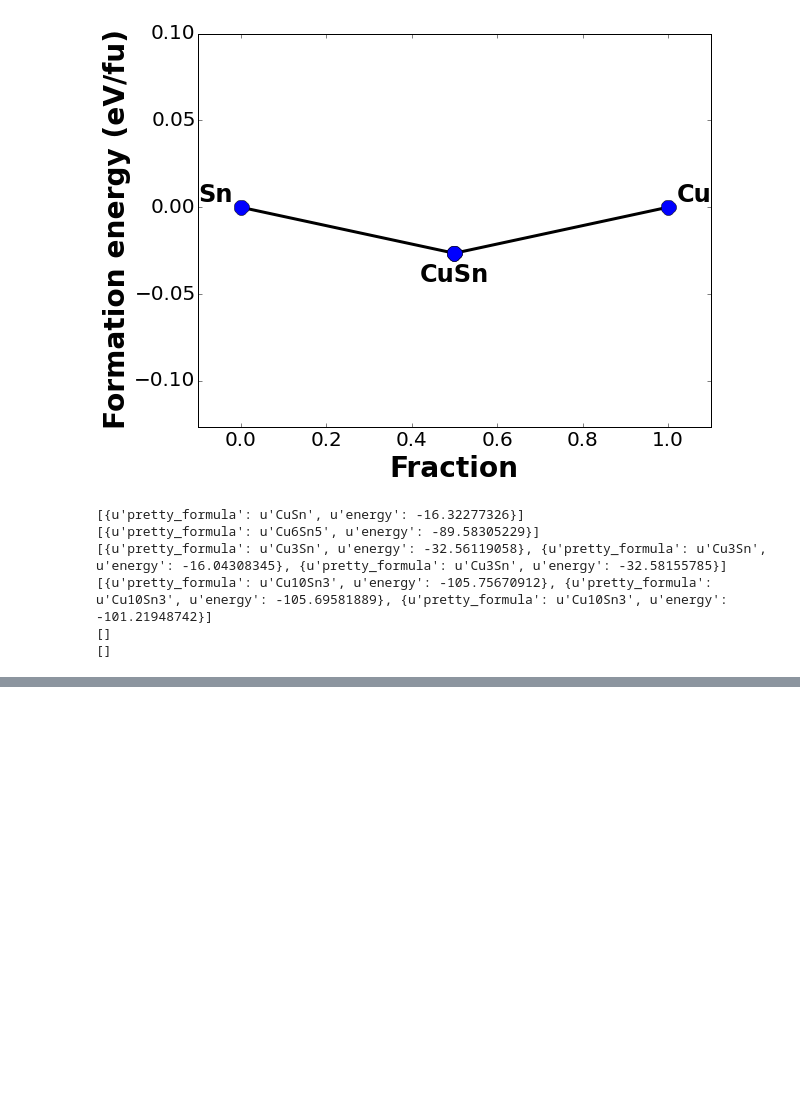
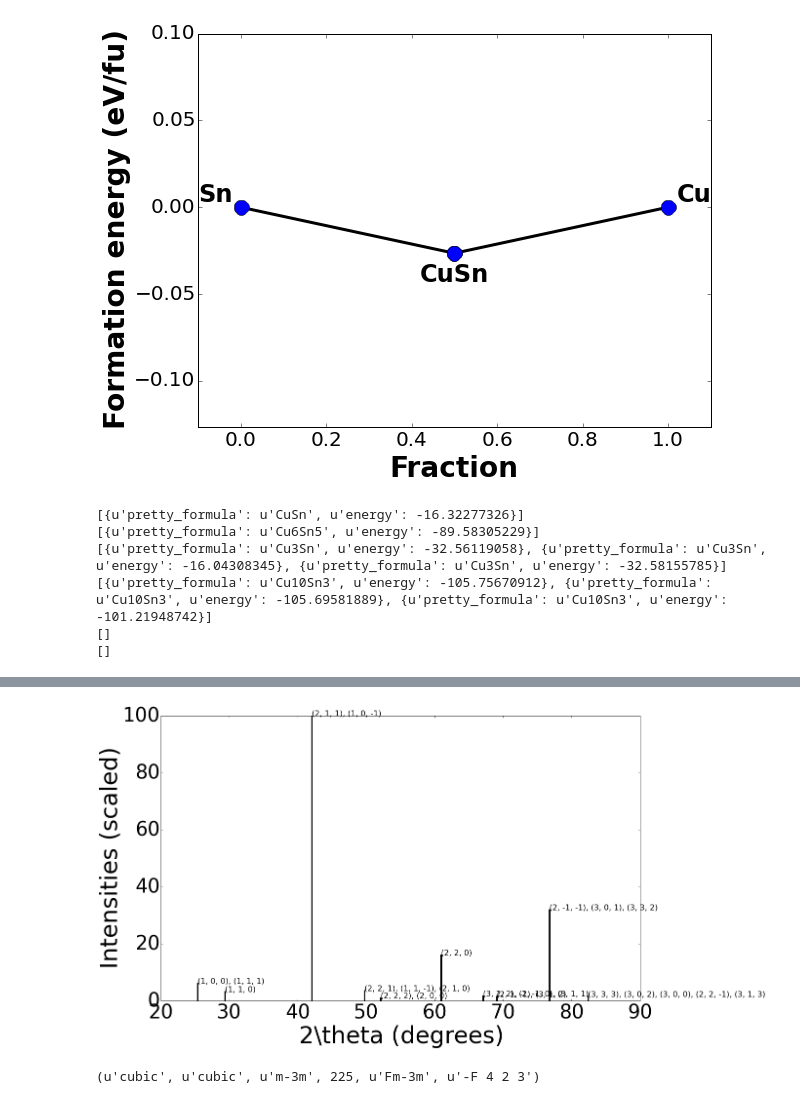
Before and after one commit to lmpizarro/apuntes-python-cientifico, a Jupyter notebook: src/notebooks/materiales/CuSn.ipynb, the cells around one changed output, grey strips where cells are left out. Cells and saved outputs as stored; diff of their text form; code cells hidden in the pictures; blank space fills up the shorter version.

```diff
--- a/src/notebooks/materiales/CuSn.ipynb
+++ b/src/notebooks/materiales/CuSn.ipynb
@@ -111,0 +148,18 @@ Image(filename='images/crystal.png')
+# %%
+coords = [[0, 0, 0], [0.5,0.5, 0.5], [0.75,0.75,0.75], [0.25,0.25,0.25]]
+lattice = Lattice.from_parameters(a=4.3, b=4.3, c=4.3, alpha=60,
+                                  beta=60, gamma=60)
+
+
+struct = Structure(lattice, ["Sn", "Cu","Cu", "Cu"], coords)
+
+s = sym.finder.Structure(lattice, ["Sn", "Cu","Cu", "Cu"], coords)
+
+f = mg.symmetry.finder.SymmetryFinder(struct)
+
+c = XRDCalculator()
+c.show_xrd_plot(struct)
+f.get_lattice_type(), f.get_crystal_system(), f.get_point_group(), f.get_spacegroup_number(), f.get_spacegroup_symbol(), f.get_hall()
+# %% [output]
+[figure, added]
+(u'cubic', u'cubic', u'm-3m', 225, u'Fm-3m', u'-F 4 2 3')
```
Also changed, not shown: parts of 17 cells of this notebook.
